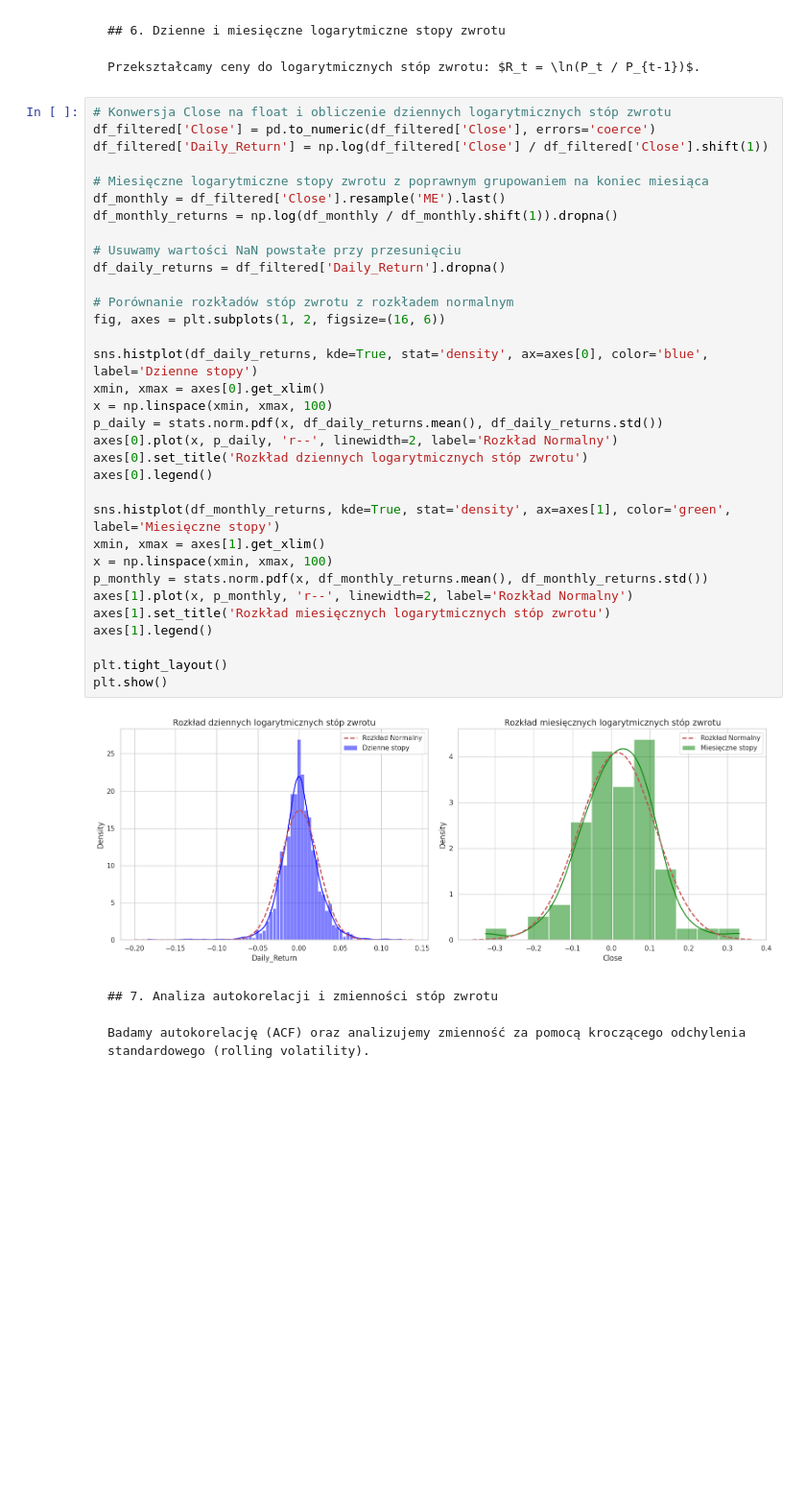
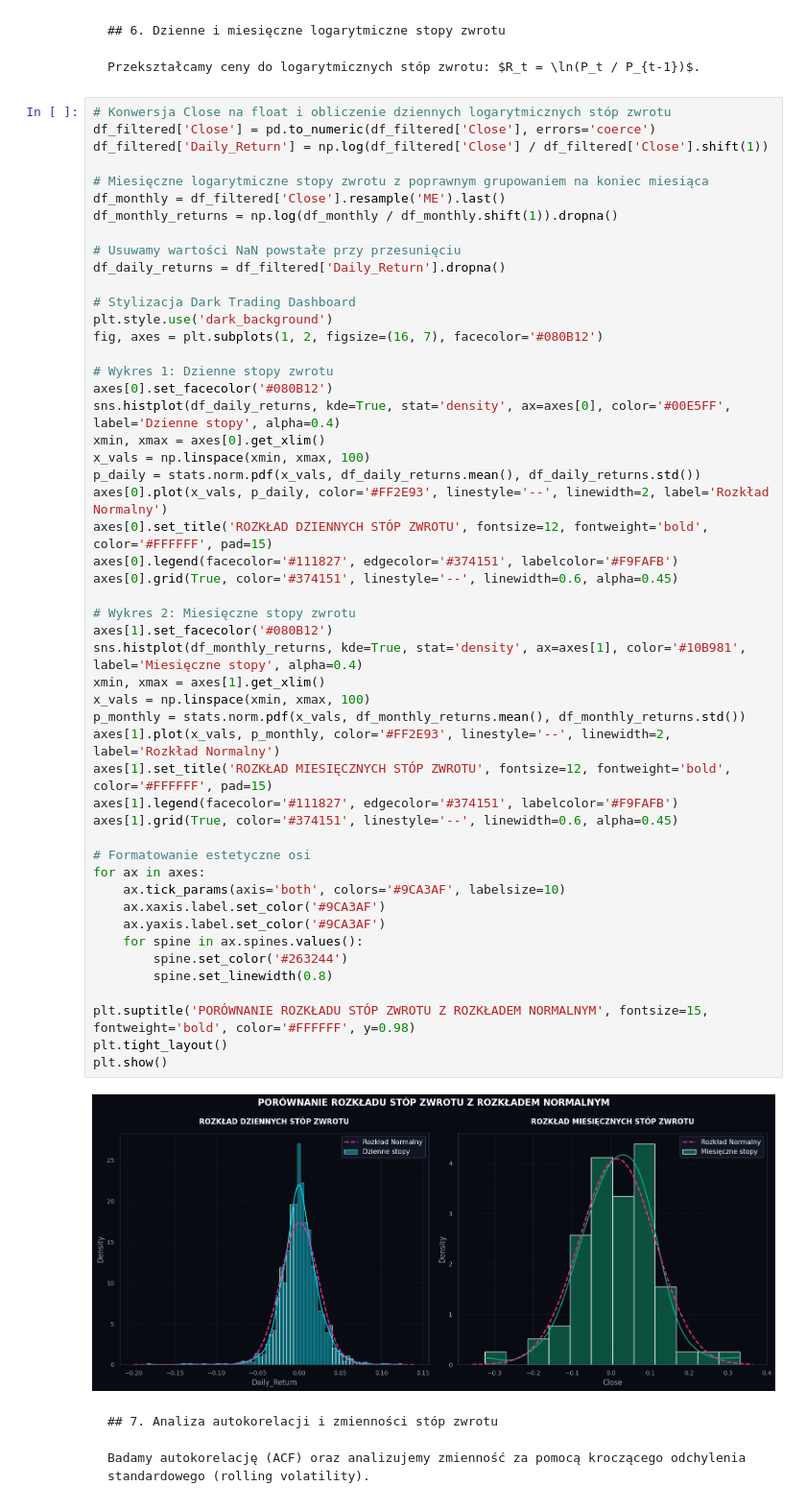
Before and after one commit to KacChw/Machine-Learning-Labolatory-Master-Course-Big-Data, a Jupyter notebook: ML_Zad1.ipynb, the cells around one changed output. Shown at 96% size. Drawn from its saved outputs; the diff is of its cells as text; blank space fills up the shorter version.

Commit message:
plots and charts style update

````diff
--- a/ML_Zad1.ipynb
+++ b/ML_Zad1.ipynb
@@ -311,38 +327,55 @@ Przekształcamy ceny do logarytmicznych stóp zwrotu: $R_t = \ln(P_t / P_{t-1})$
 # %%
 # Konwersja Close na float i obliczenie dziennych logarytmicznych stóp zwrotu
 df_filtered['Close'] = pd.to_numeric(df_filtered['Close'], errors='coerce')
 df_filtered['Daily_Return'] = np.log(df_filtered['Close'] / df_filtered['Close'].shift(1))
 
 # Miesięczne logarytmiczne stopy zwrotu z poprawnym grupowaniem na koniec miesiąca
 df_monthly = df_filtered['Close'].resample('ME').last()
 df_monthly_returns = np.log(df_monthly / df_monthly.shift(1)).dropna()
 
 # Usuwamy wartości NaN powstałe przy przesunięciu
 df_daily_returns = df_filtered['Daily_Return'].dropna()
 
-# Porównanie rozkładów stóp zwrotu z rozkładem normalnym
-fig, axes = plt.subplots(1, 2, figsize=(16, 6))
+# Stylizacja Dark Trading Dashboard
+plt.style.use('dark_background')
+fig, axes = plt.subplots(1, 2, figsize=(16, 7), facecolor='#080B12')
 
-sns.histplot(df_daily_returns, kde=True, stat='density', ax=axes[0], color='blue', label='Dzienne stopy')
+# Wykres 1: Dzienne stopy zwrotu
+axes[0].set_facecolor('#080B12')
+sns.histplot(df_daily_returns, kde=True, stat='density', ax=axes[0], color='#00E5FF', label='Dzienne stopy', alpha=0.4)
 xmin, xmax = axes[0].get_xlim()
-x = np.linspace(xmin, xmax, 100)
-p_daily = stats.norm.pdf(x, df_daily_returns.mean(), df_daily_returns.std())
-axes[0].plot(x, p_daily, 'r--', linewidth=2, label='Rozkład Normalny')
-axes[0].set_title('Rozkład dziennych logarytmicznych stóp zwrotu')
-axes[0].legend()
+x_vals = np.linspace(xmin, xmax, 100)
+p_daily = stats.norm.pdf(x_vals, df_daily_returns.mean(), df_daily_returns.std())
+axes[0].plot(x_vals, p_daily, color='#FF2E93', linestyle='--', linewidth=2, label='Rozkład Normalny')
+axes[0].set_title('ROZKŁAD DZIENNYCH STÓP ZWROTU', fontsize=12, fontweight='bold', color='#FFFFFF', pad=15)
+axes[0].legend(facecolor='#111827', edgecolor='#374151', labelcolor='#F9FAFB')
+axes[0].grid(True, color='#374151', linestyle='--', linewidth=0.6, alpha=0.45)
 
-sns.histplot(df_monthly_returns, kde=True, stat='density', ax=axes[1], color='green', label='Miesięczne stopy')
+# Wykres 2: Miesięczne stopy zwrotu
+axes[1].set_facecolor('#080B12')
+sns.histplot(df_monthly_returns, kde=True, stat='density', ax=axes[1], color='#10B981', label='Miesięczne stopy', alpha=0.4)
 xmin, xmax = axes[1].get_xlim()
-x = np.linspace(xmin, xmax, 100)
-p_monthly = stats.norm.pdf(x, df_monthly_returns.mean(), df_monthly_returns.std())
-axes[1].plot(x, p_monthly, 'r--', linewidth=2, label='Rozkład Normalny')
-axes[1].set_title('Rozkład miesięcznych logarytmicznych stóp zwrotu')
-axes[1].legend()
+x_vals = np.linspace(xmin, xmax, 100)
+p_monthly = stats.norm.pdf(x_vals, df_monthly_returns.mean(), df_monthly_returns.std())
+axes[1].plot(x_vals, p_monthly, color='#FF2E93', linestyle='--', linewidth=2, label='Rozkład Normalny')
+axes[1].set_title('ROZKŁAD MIESIĘCZNYCH STÓP ZWROTU', fontsize=12, fontweight='bold', color='#FFFFFF', pad=15)
+axes[1].legend(facecolor='#111827', edgecolor='#374151', labelcolor='#F9FAFB')
+axes[1].grid(True, color='#374151', linestyle='--', linewidth=0.6, alpha=0.45)
 
+# Formatowanie estetyczne osi
+for ax in axes:
+    ax.tick_params(axis='both', colors='#9CA3AF', labelsize=10)
+    ax.xaxis.label.set_color('#9CA3AF')
+    ax.yaxis.label.set_color('#9CA3AF')
+    for spine in ax.spines.values():
+        spine.set_color('#263244')
+        spine.set_linewidth(0.8)
+
+plt.suptitle('PORÓWNANIE ROZKŁADU STÓP ZWROTU Z ROZKŁADEM NORMALNYM', fontsize=15, fontweight='bold', color='#FFFFFF', y=0.98)
 plt.tight_layout()
 plt.show()
 # %% [output]
-[figure, old version]
+[figure, new version]
 # %% [markdown]
 ```markdown
 ## 7. Analiza autokorelacji i zmienności stóp zwrotu
````
Also changed, not shown: parts of 3 cells of this notebook.
